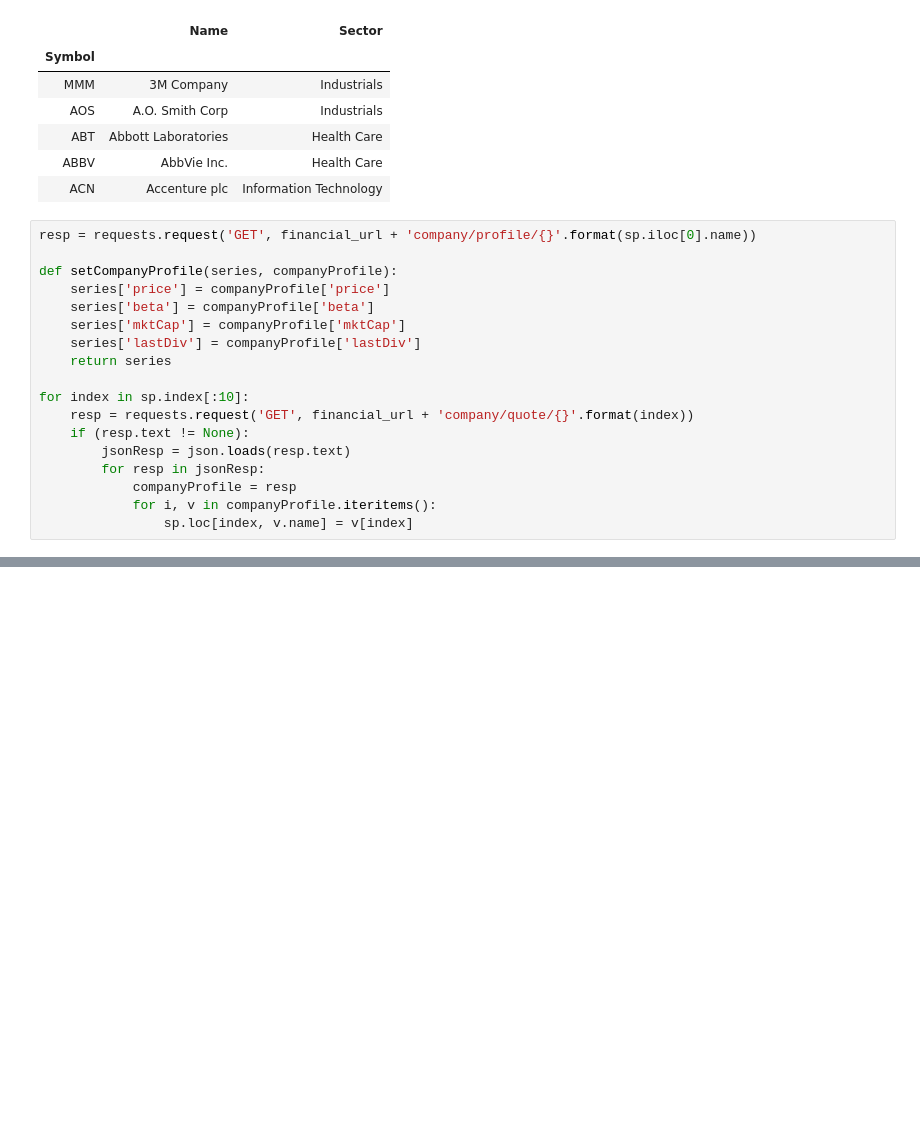
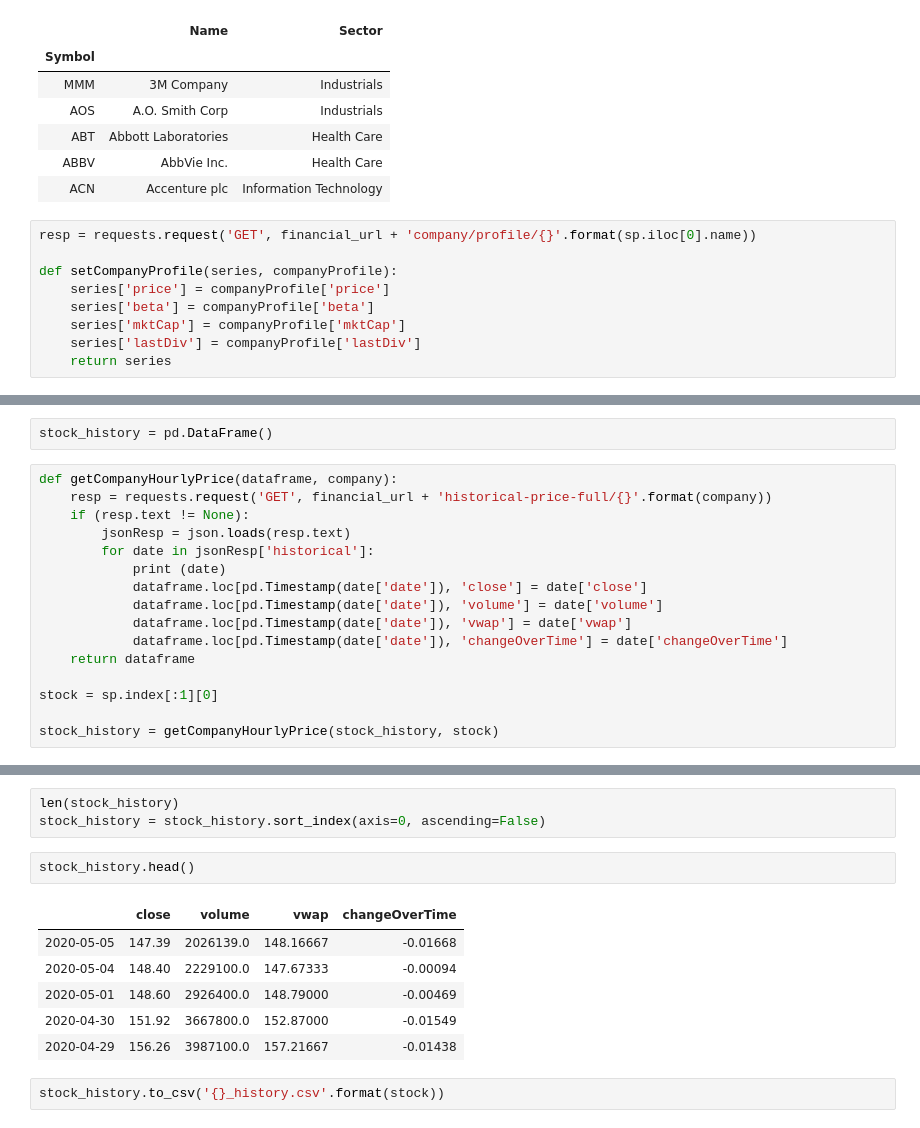
Before and after one commit to whitenick/cashflow, a Jupyter notebook: notebook/data_collect.ipynb, the cells around one changed output, grey strips where cells are left out. Saved outputs shown, nothing was run; the diff lists cells and outputs as text; blank space fills up the shorter version.

Commit message:
stock RNN initial

```diff
--- a/notebook/data_collect.ipynb
+++ b/notebook/data_collect.ipynb
@@ -25,12 +25,3 @@ def setCompanyProfile(series, companyProfile):
     series['mktCap'] = companyProfile['mktCap']
     series['lastDiv'] = companyProfile['lastDiv']
     return series
-
-for index in sp.index[:10]:
-    resp = requests.request('GET', financial_url + 'company/quote/{}'.format(index))
-    if (resp.text != None):
-        jsonResp = json.loads(resp.text)
-        for resp in jsonResp:
-            companyProfile = resp
-            for i, v in companyProfile.iteritems():
-                sp.loc[index, v.name] = v[index]
@@ -53,0 +28,18 @@ sp.head(10)
+# %%
+stock_history = pd.DataFrame()
+# %%
+def getCompanyHourlyPrice(dataframe, company):
+    resp = requests.request('GET', financial_url + 'historical-price-full/{}'.format(company))
+    if (resp.text != None):
+        jsonResp = json.loads(resp.text)
+        for date in jsonResp['historical']:
+            print (date)
+            dataframe.loc[pd.Timestamp(date['date']), 'close'] = date['close']
+            dataframe.loc[pd.Timestamp(date['date']), 'volume'] = date['volume']
+            dataframe.loc[pd.Timestamp(date['date']), 'vwap'] = date['vwap']
+            dataframe.loc[pd.Timestamp(date['date']), 'changeOverTime'] = date['changeOverTime']
+    return dataframe
+
+stock = sp.index[:1][0]
+
+stock_history = getCompanyHourlyPrice(stock_history, stock)
@@ -53,0 +64,14 @@ sp.head(10)
+# %%
+len(stock_history)
+stock_history = stock_history.sort_index(axis=0, ascending=False)
+# %%
+stock_history.head()
+# %% [output]
+|  | close | volume | vwap | changeOverTime |
+| 2020-05-05 | 147.39 | 2026139.0 | 148.16667 | -0.01668 |
+| 2020-05-04 | 148.40 | 2229100.0 | 147.67333 | -0.00094 |
+| 2020-05-01 | 148.60 | 2926400.0 | 148.79000 | -0.00469 |
+| 2020-04-30 | 151.92 | 3667800.0 | 152.87000 | -0.01549 |
+| 2020-04-29 | 156.26 | 3987100.0 | 157.21667 | -0.01438 |
+# %%
+stock_history.to_csv('{}_history.csv'.format(stock))
```
Also changed, not shown: parts of 3 cells of this notebook, 7 other files.
